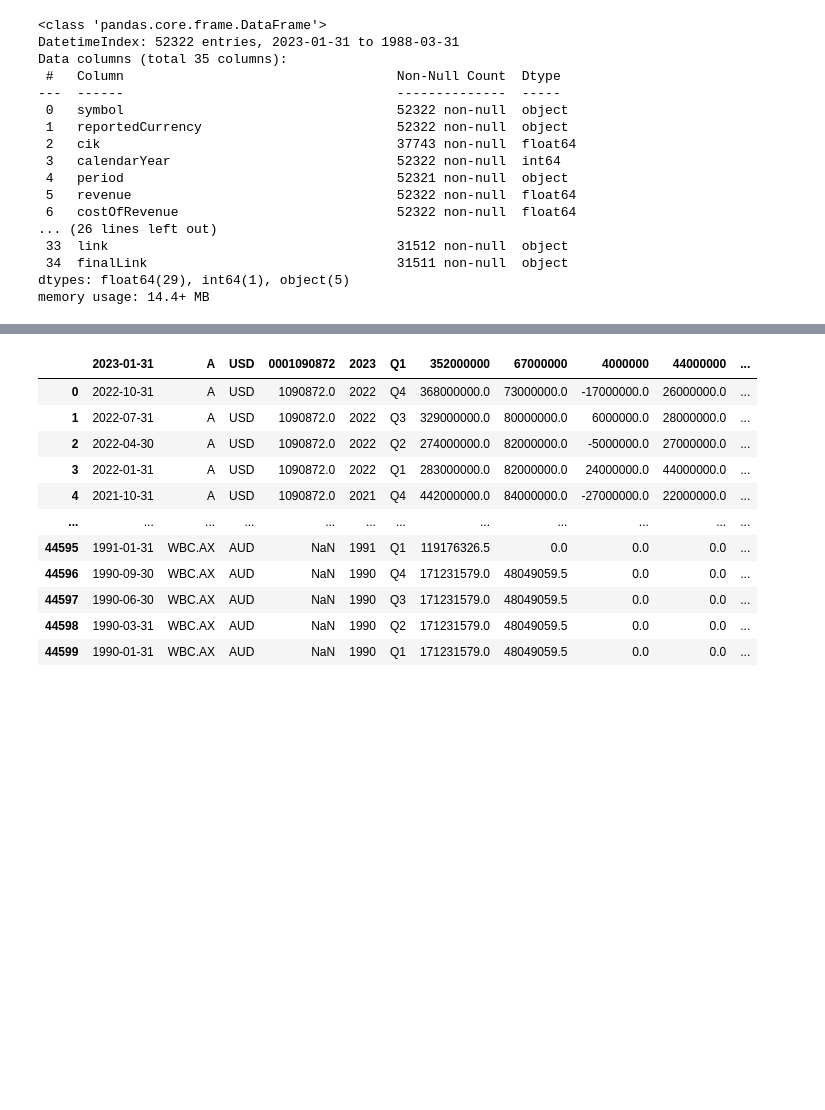
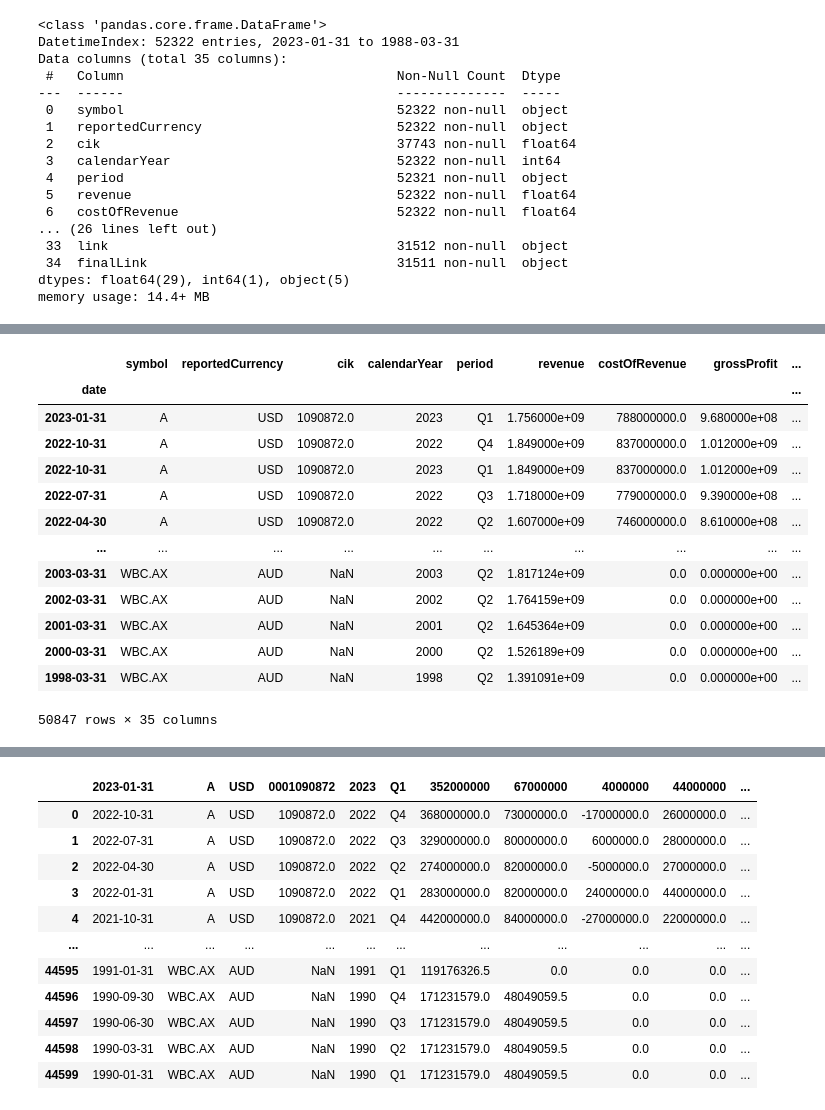
Before and after one commit to veeyuen/credit-spreads, a Jupyter notebook: build_dataframe.ipynb, the cells around one changed output, grey strips where cells are left out. Saved outputs shown, nothing was run; the diff lists cells and outputs as text; code cells hidden in the pictures; blank space fills up the shorter version.

```diff
--- a/build_dataframe.ipynb
+++ b/build_dataframe.ipynb
@@ -667,0 +799,20 @@ memory usage: 14.4+ MB
+# %%
+# Remove rows where revenue=0
+
+IS_filtered = income_statement[income_statement['revenue'] > 0]
+IS_filtered
+# %% [output]
+|  | symbol | reportedCurrency | cik | calendarYear | period | revenue | costOfRevenue | grossProfit | ... |
+| date |  |  |  |  |  |  |  |  | ... |
+| 2023-01-31 | A | USD | 1090872.0 | 2023 | Q1 | 1.756000e+09 | 788000000.0 | 9.680000e+08 | ... |
+| 2022-10-31 | A | USD | 1090872.0 | 2022 | Q4 | 1.849000e+09 | 837000000.0 | 1.012000e+09 | ... |
+| 2022-10-31 | A | USD | 1090872.0 | 2023 | Q1 | 1.849000e+09 | 837000000.0 | 1.012000e+09 | ... |
+| 2022-07-31 | A | USD | 1090872.0 | 2022 | Q3 | 1.718000e+09 | 779000000.0 | 9.390000e+08 | ... |
+| 2022-04-30 | A | USD | 1090872.0 | 2022 | Q2 | 1.607000e+09 | 746000000.0 | 8.610000e+08 | ... |
+| ... | ... | ... | ... | ... | ... | ... | ... | ... | ... |
+| 2003-03-31 | WBC.AX | AUD | NaN | 2003 | Q2 | 1.817124e+09 | 0.0 | 0.000000e+00 | ... |
+| 2002-03-31 | WBC.AX | AUD | NaN | 2002 | Q2 | 1.764159e+09 | 0.0 | 0.000000e+00 | ... |
+| 2001-03-31 | WBC.AX | AUD | NaN | 2001 | Q2 | 1.645364e+09 | 0.0 | 0.000000e+00 | ... |
+| 2000-03-31 | WBC.AX | AUD | NaN | 2000 | Q2 | 1.526189e+09 | 0.0 | 0.000000e+00 | ... |
+| 1998-03-31 | WBC.AX | AUD | NaN | 1998 | Q2 | 1.391091e+09 | 0.0 | 0.000000e+00 | ... |
+50847 rows × 35 columns
```
Also changed, not shown: parts of 13 cells of this notebook.
